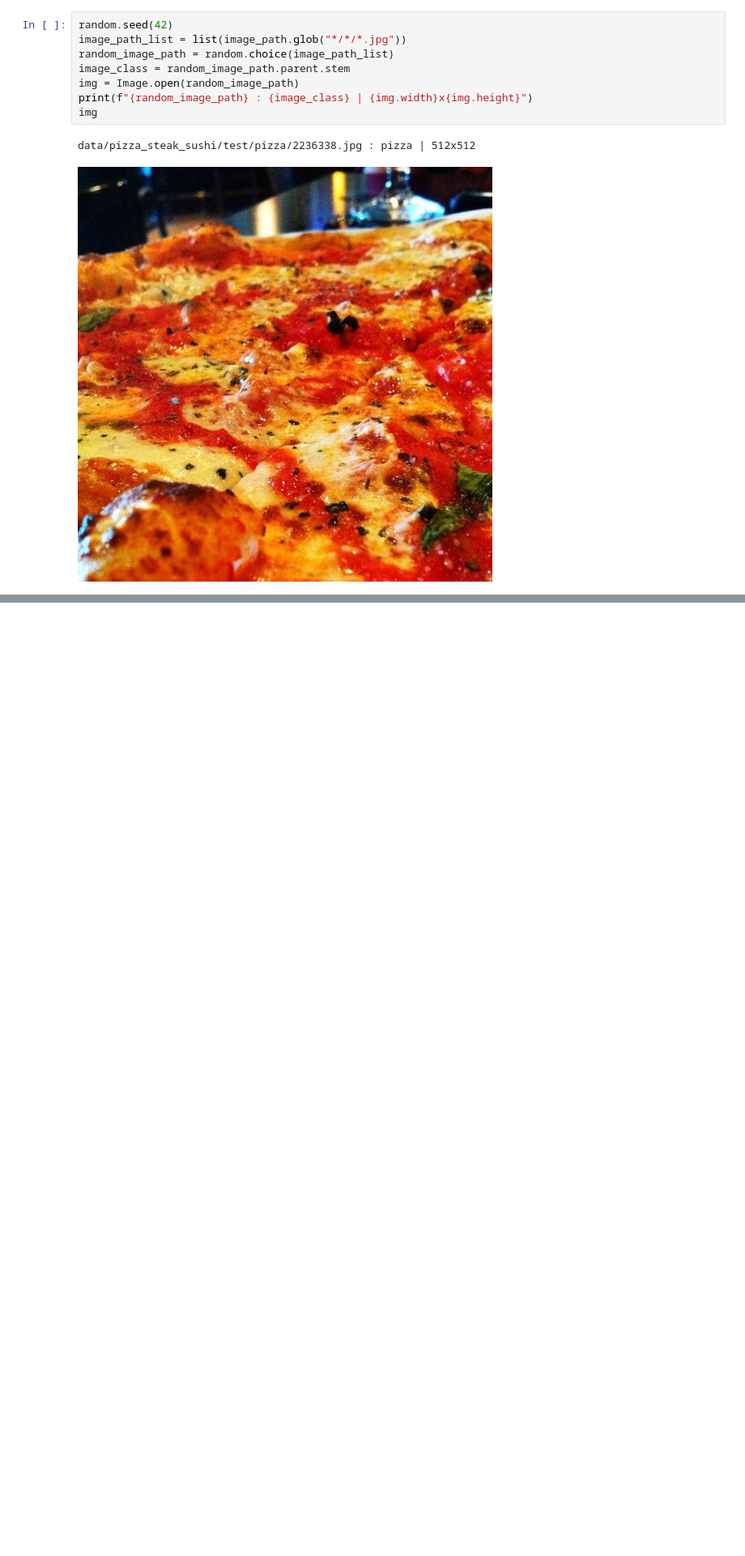
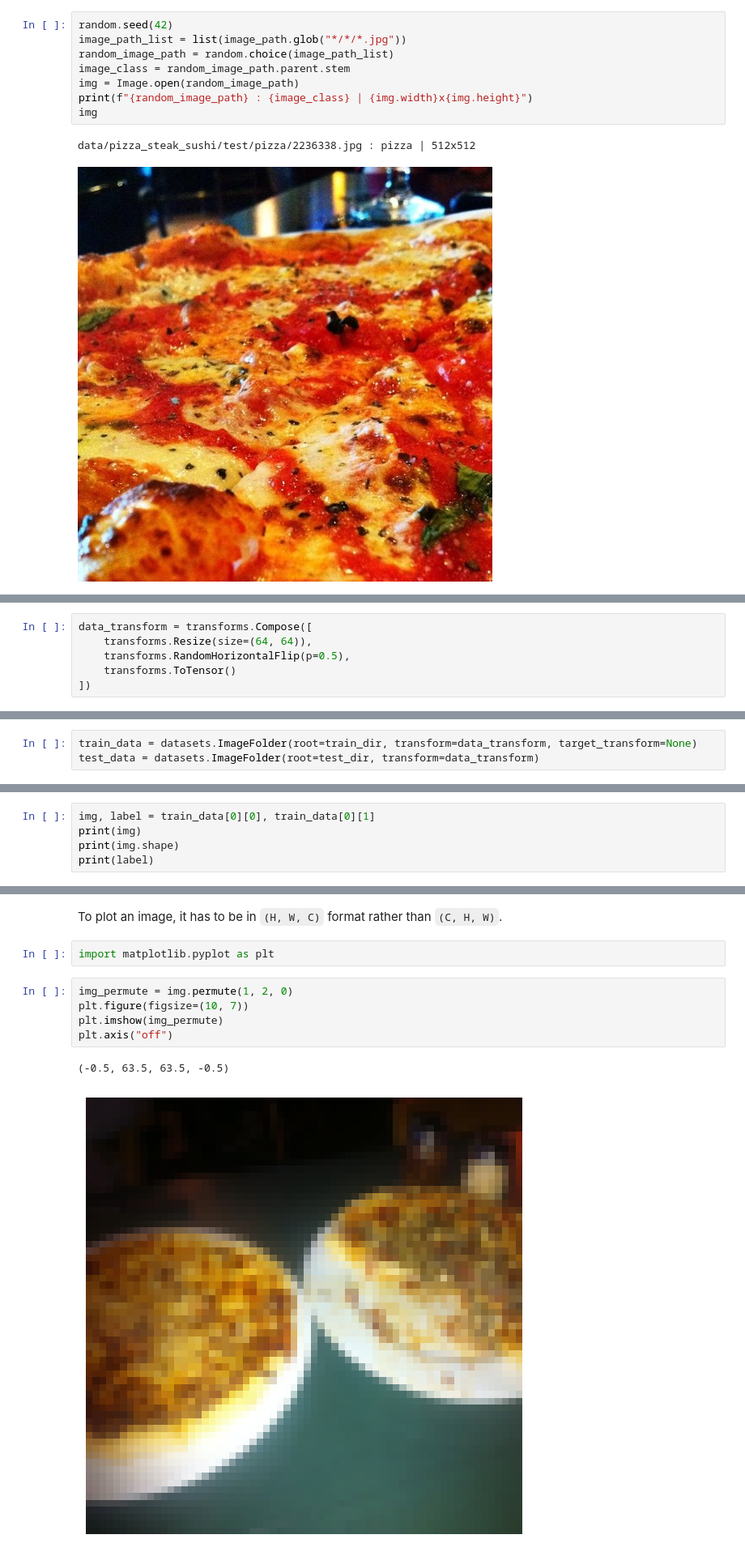
Before and after one commit to clinkerwhiff/pytorch, a Jupyter notebook: learnpytorch/04.ipynb, the cells around one changed output, grey strips where cells are left out. Shown at 81% size. Cells and saved outputs as stored; diff of their text form; blank space fills up the shorter version.

```diff
--- a/learnpytorch/04.ipynb
+++ b/learnpytorch/04.ipynb
@@ -78,0 +83,6 @@ data/pizza_steak_sushi/test/pizza/2236338.jpg : pizza | 512x512
+# %%
+data_transform = transforms.Compose([
+    transforms.Resize(size=(64, 64)),
+    transforms.RandomHorizontalFlip(p=0.5),
+    transforms.ToTensor()
+])
@@ -78,0 +91,3 @@ data/pizza_steak_sushi/test/pizza/2236338.jpg : pizza | 512x512
+# %%
+train_data = datasets.ImageFolder(root=train_dir, transform=data_transform, target_transform=None)
+test_data = datasets.ImageFolder(root=test_dir, transform=data_transform)
@@ -78,0 +104,5 @@ data/pizza_steak_sushi/test/pizza/2236338.jpg : pizza | 512x512
+# %%
+img, label = train_data[0][0], train_data[0][1]
+print(img)
+print(img.shape)
+print(label)
@@ -78,0 +127,12 @@ data/pizza_steak_sushi/test/pizza/2236338.jpg : pizza | 512x512
+# %% [markdown]
+To plot an image, it has to be in `(H, W, C)` format rather than `(C, H, W)`.
+# %%
+import matplotlib.pyplot as plt
+# %%
+img_permute = img.permute(1, 2, 0)
+plt.figure(figsize=(10, 7))
+plt.imshow(img_permute)
+plt.axis("off")
+# %% [output]
+(-0.5, 63.5, 63.5, -0.5)
+[figure, added]
```
Also changed, not shown: parts of 20 cells of this notebook.
